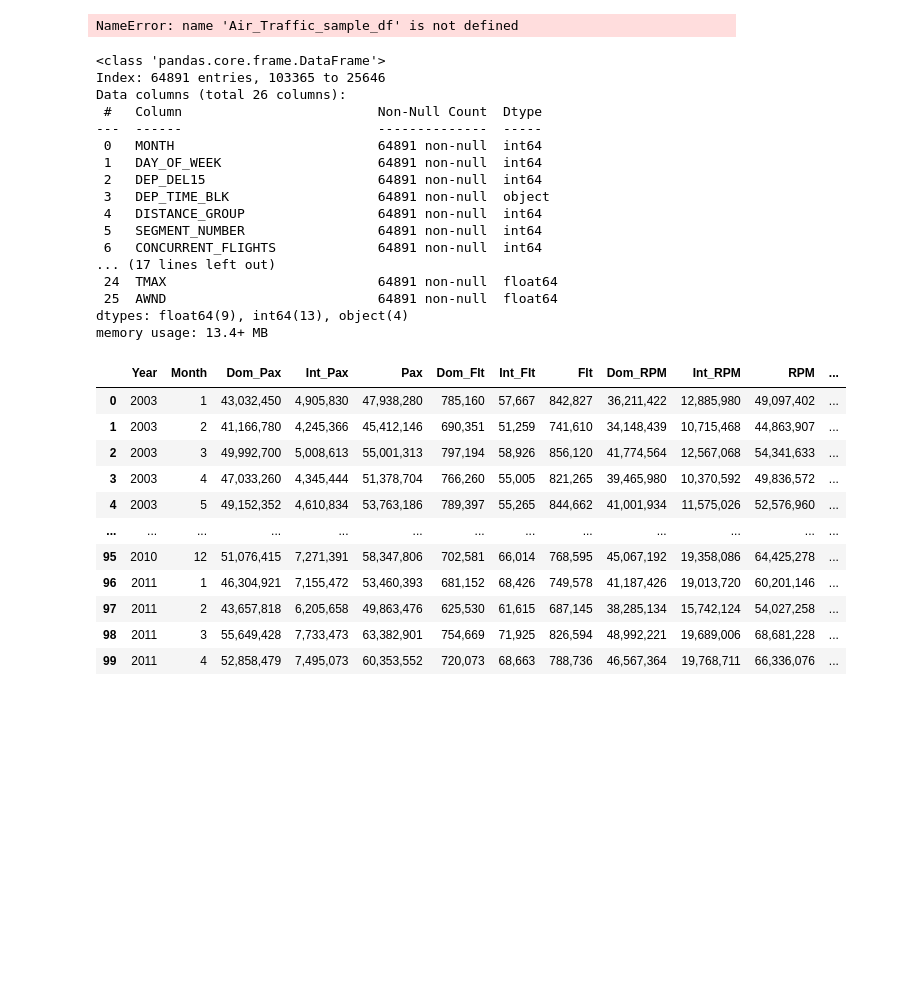
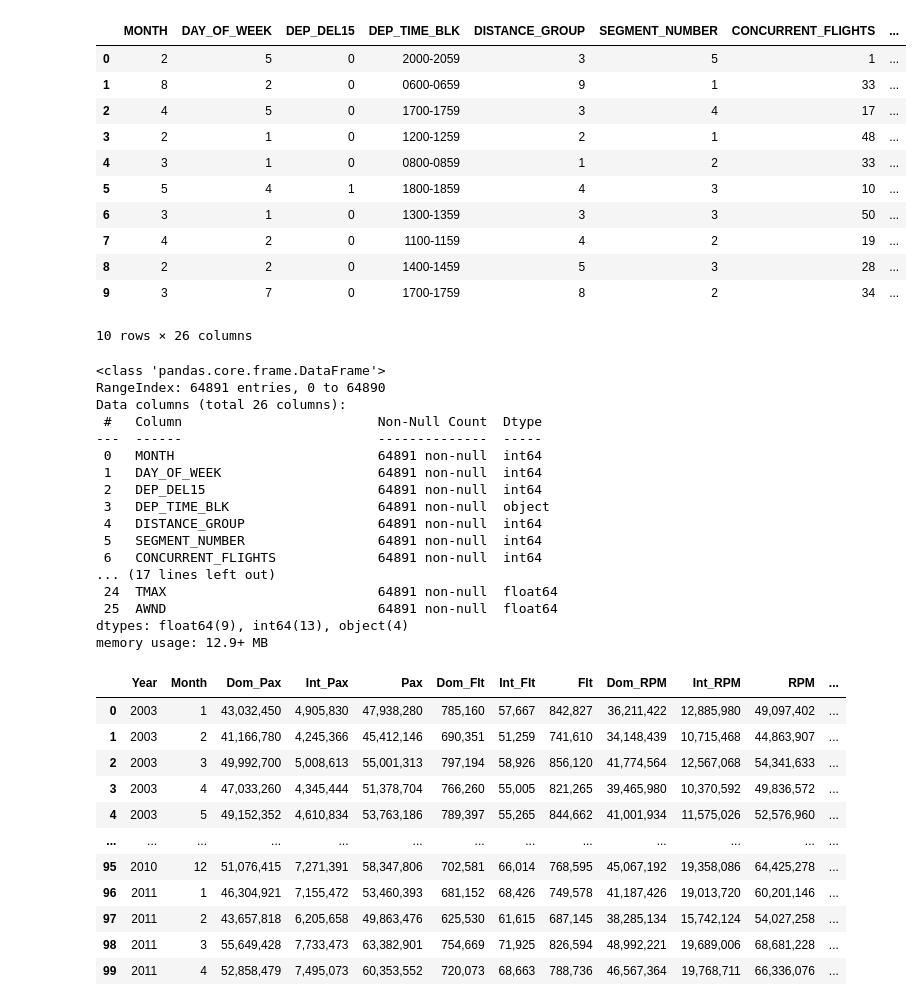
Before and after one commit to Jeff-Gielniak/Airline-Satisfaction-Evaluation, a Jupyter notebook: Project3.ipynb, the cells around one changed output. Saved outputs shown, nothing was run; the diff lists cells and outputs as text; code cells hidden in the pictures; blank space fills up the shorter version.

```diff
--- a/Project3.ipynb
+++ b/Project3.ipynb
@@ -1,21 +1,32 @@
 # %%
 import pandas as pd
 
 # Read the CSV file
 Air_Traffic_df = pd.read_csv("Resources/flight_delay_1percent.csv")
 #Kaggle site: https://www.kaggle.com/datasets/threnjen/2019-airline-delays-and-cancellations - took 1% of data
 
 Air_Traffic_df=pd.DataFrame(Air_Traffic_df)
 
 # Display the first few rows
-Air_Traffic_sample_df.head(10)
+Air_Traffic_df.head(10)
 # %% [output]
+|  | MONTH | DAY_OF_WEEK | DEP_DEL15 | DEP_TIME_BLK | DISTANCE_GROUP | SEGMENT_NUMBER | CONCURRENT_FLIGHTS | ... |
+| 0 | 2 | 5 | 0 | 2000-2059 | 3 | 5 | 1 | ... |
+| 1 | 8 | 2 | 0 | 0600-0659 | 9 | 1 | 33 | ... |
+| 2 | 4 | 5 | 0 | 1700-1759 | 3 | 4 | 17 | ... |
+| 3 | 2 | 1 | 0 | 1200-1259 | 2 | 1 | 48 | ... |
+| 4 | 3 | 1 | 0 | 0800-0859 | 1 | 2 | 33 | ... |
+| 5 | 5 | 4 | 1 | 1800-1859 | 4 | 3 | 10 | ... |
+| 6 | 3 | 1 | 0 | 1300-1359 | 3 | 3 | 50 | ... |
+| 7 | 4 | 2 | 0 | 1100-1159 | 4 | 2 | 19 | ... |
+| 8 | 2 | 2 | 0 | 1400-1459 | 5 | 3 | 28 | ... |
+| 9 | 3 | 7 | 0 | 1700-1759 | 8 | 2 | 34 | ... |
-NameError: name 'Air_Traffic_sample_df' is not defined
+10 rows × 26 columns
 # %%
-Air_Traffic_sample_df.info()
+Air_Traffic_df.info()
 # %% [output]
 <class 'pandas.core.frame.DataFrame'>
-Index: 64891 entries, 103365 to 25646
+RangeIndex: 64891 entries, 0 to 64890
 Data columns (total 26 columns):
  #   Column                         Non-Null Count  Dtype
 ---  ------                         --------------  -----
@@ -30,7 +41,7 @@ Data columns (total 26 columns):
  24  TMAX                           64891 non-null  float64
  25  AWND                           64891 non-null  float64
 dtypes: float64(9), int64(13), object(4)
-memory usage: 13.4+ MB
+memory usage: 12.9+ MB
 # %%
 # Read the CSV file
 monthly_df = pd.read_csv("Resources/air traffic.csv")
```
Also changed, not shown: parts of 3 cells of this notebook, 8 other files.
